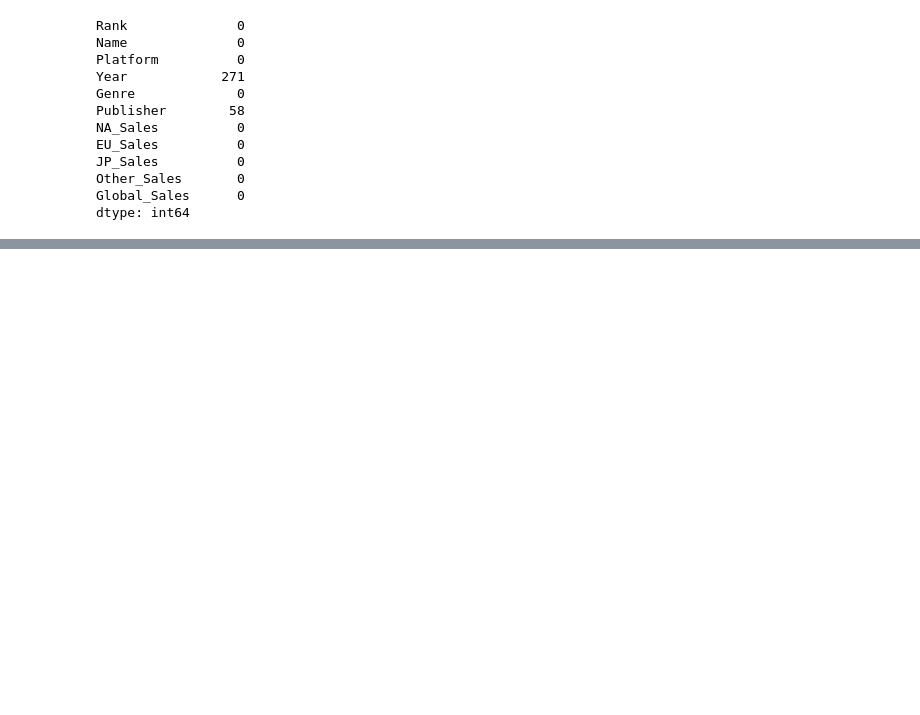
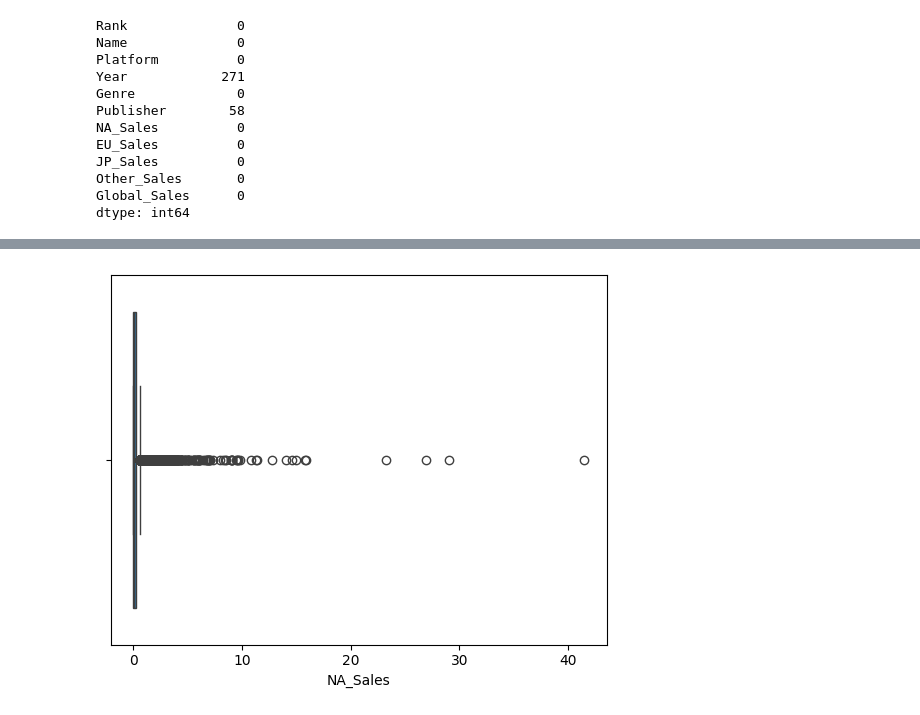
Before and after one commit to yharshityadav/ML-MODEL, a Jupyter notebook: Model.ipynb, the cells around one changed output, grey strips where cells are left out. Drawn from its saved outputs; the diff is of its cells as text; code cells hidden in the pictures; blank space fills up the shorter version.

```diff
--- a/Model.ipynb
+++ b/Model.ipynb
@@ -122,0 +125,5 @@ df.head(1)
+# %%
+sns.boxplot(x='NA_Sales',data = df)
+plt.show()
+# %% [output]
+[figure, added]
```
Also changed, not shown: parts of 14 cells of this notebook.
